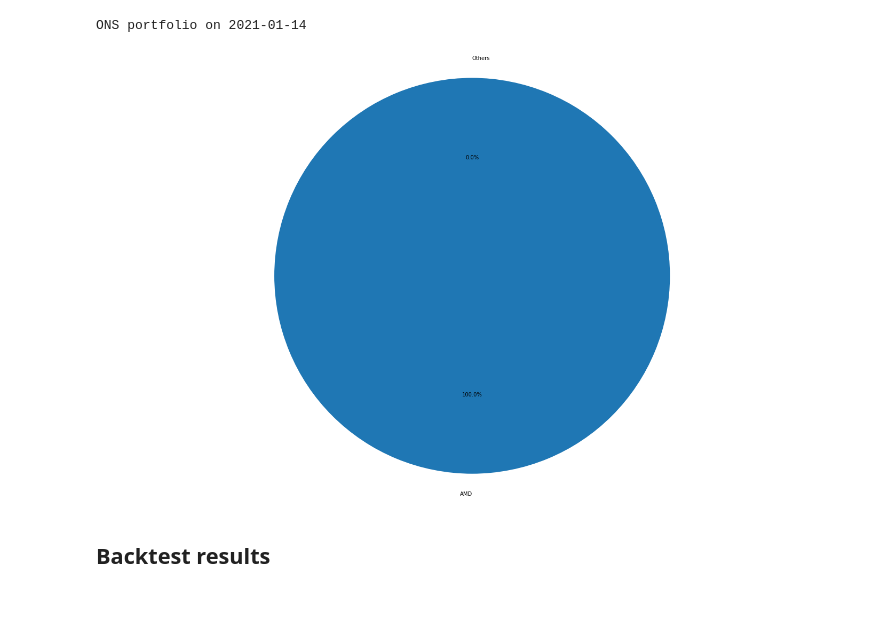
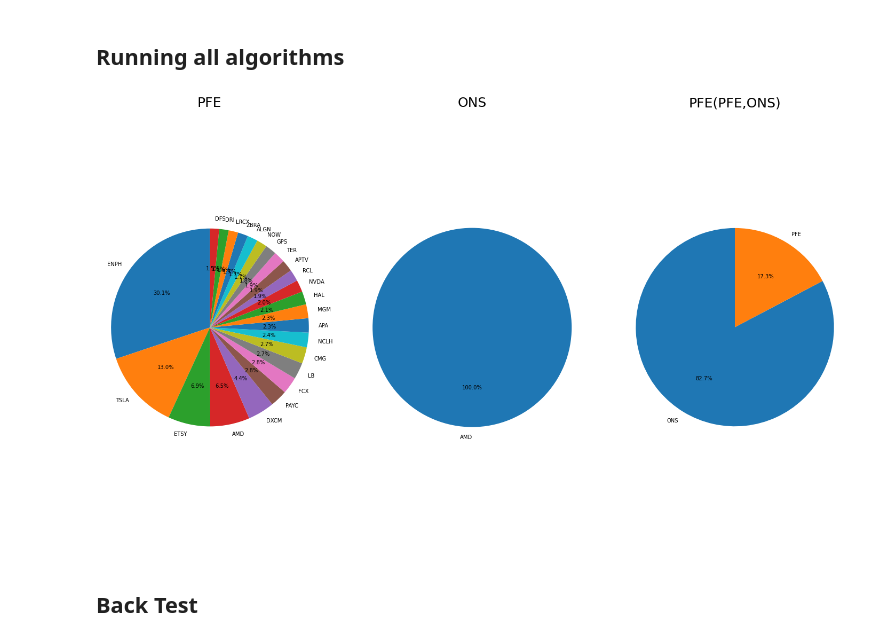
Before and after one commit to Siahkamari/Portfolio-Optimization-via-Expert-Algorithms, a Jupyter notebook: Online Newton Step/ons.ipynb, the cells around one changed output. Drawn from its saved outputs; the diff is of its cells as text; code cells hidden in the pictures; blank space fills up the shorter version.

```diff
--- a/Online Newton Step/ons.ipynb
+++ b/Online Newton Step/ons.ipynb
@@ -200,23 +178,31 @@ x_ons = x
-# %%
-print('ONS portfolio on ' + times.iloc[-1])
-sizes = []
-labels = []
-for i in biggest[::-1]:
-  if x_ons[i]*100 > 0.1:
-    sizes.append(x_ons[i]*100)
-    labels.append(my_stocks[i])
-labels.append('Others')
-sizes.append(100 - sum(sizes))
-
-fig1, ax1 = plt.subplots()
-fig1.set_size_inches(25, 15)
-ax1.pie(sizes, labels=labels, autopct='%1.1f%%', startangle=90)
-ax1.axis('equal')  # Equal aspect ratio ensures that pie is drawn as a circle.
-
-plt.show()
-# %% [output]
-ONS portfolio on 2021-01-14
-[figure, removed]
-# %% [markdown]
-## Backtest results
+# %% [markdown]
+## Running all algorithms
+# %%
+fig1, ax1 = plt.subplots(1,3)
+fig1.set_size_inches(25, 15)
+
+# Parameter Free Expert
+x, log_wealth_expert_digit = portfolio.pfe(stocks)
+ax1[0] = portfolio_plot(x,my_stocks,ax1[0] )
+ax1[0].set_title('PFE', {'fontsize': 25})
+
+# ONS
+x, log_wealth_ons = ons(stocks)
+ax1[1] = portfolio_plot(x,my_stocks,ax1[1])
+ax1[1].set_title('ONS', {'fontsize': 25})
+
+# ONS + Parameter Free Expert
+my_etf = ['ONS','PFE']
+alg1 = np.exp(log_wealth_expert_digit).reshape(1,-1)
+alg2 = np.exp(log_wealth_ons).reshape(1,-1)
+etf = np.concatenate((alg1, alg2), axis = 0)
+x , log_weal = pfe(etf)
+ax1[2] = portfolio_plot(x, my_etf, ax1[2])
+ax1[2].set_title('PFE(PFE,ONS)', {'fontsize': 25})
+
+plt.show()
+# %% [output]
+[figure, added]
+# %% [markdown]
+## Back Test
 # %%
```
Also changed, not shown: parts of 19 cells of this notebook.
